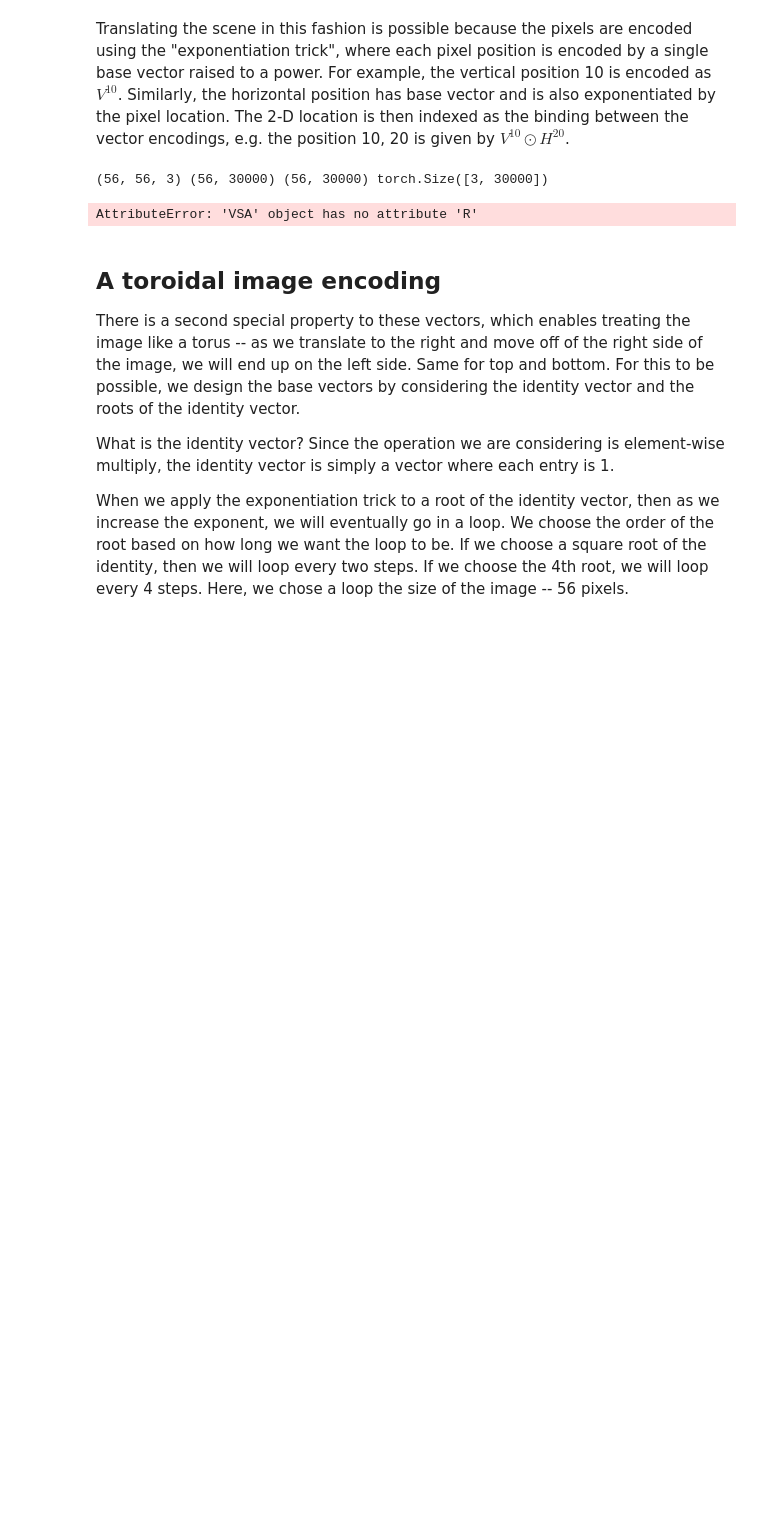
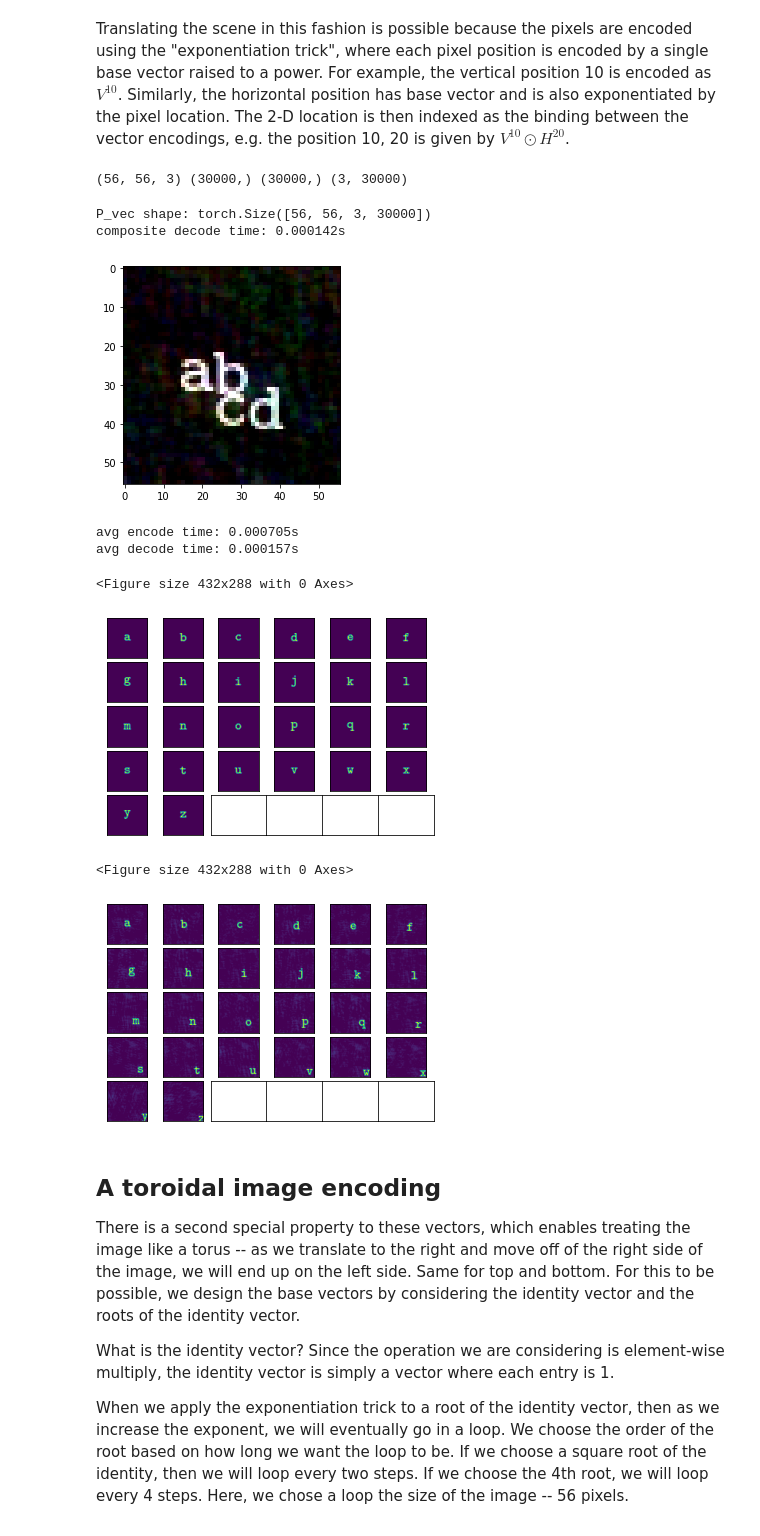
Before and after one commit to mlberkeley/semantic-convs, a Jupyter notebook: notebooks/resonator-template-200915.ipynb, the cells around one changed output. Saved outputs shown, nothing was run; the diff lists cells and outputs as text; code cells hidden in the pictures; blank space fills up the shorter version.

```diff
--- a/notebooks/resonator-template-200915.ipynb
+++ b/notebooks/resonator-template-200915.ipynb
@@ -84,15 +83,6 @@ torch.Size([26, 3, 56, 56])
 The first step of the scene analysis is to encode the scene into a high-dimensional VSA vector. This VSA encoding has some special properties. The first is that the encoding vectors for the pixels are designed in a special way such that the properties of translation are available as a simple operation.
 # %% [markdown]
 Translating the scene in this fashion is possible because the pixels are encoded using the "exponentiation trick", where each pixel position is encoded by a single base vector raised to a power. For example, the vertical position 10 is encoded as $V^{10}$. Similarly, the horizontal position has base vector and is also exponentiated by the pixel location. The 2-D location is then indexed as the binding between the vector encodings, e.g. the position 10, 20 is given by $V^{10} \odot H^{20}$.
-# %%
-N = int(3e4)
-
-# These are special base vectors for position that loop
-Vt = ru.cvec(N, font_ims[0].shape[0])
-Ht = ru.cvec(N, font_ims[0].shape[1])
-
-# This is a set of 3 independently random complex phasor vectors for color
-Cv = ru.crvec(N, 3)
 # %%
 def encode_pix(im, Vt, Ht):
         N = Vt.shape[0]
@@ -146,4 +162,6 @@ def decode_pix_rgb(image_vec, Vt, Ht, Cv):
 # %%
+N = int(3e4)
+
 class VSA:
     def __init__(self, Vt, Ht, Cv, imshape=patch_size, device="cuda"):
         self.Vt = torch.as_tensor(Vt, dtype=torch.cfloat).to(device)
@@ -171,10 +189,22 @@ class VSA:
         # Selects pixel value by dotting VSA vec with conjugate of position encoding, and taking real component (clip for stability)
         # Old elementwise formula: return_img[m, n, c] = torch.real(torch.dot(torch.conj(self.P_vec[m, n, c]), image_vec) / self.R)
         return torch.clip(torch.real(torch.conj(self.P_vec) * image_vec[None, None, None, :]).sum(-1) / self.V, 0, 1)
+
+def ctvec(N, loop):
+    return np.exp(2j*np.pi*np.random.randint(0, loop, (N)) / loop)
+
+# These are special base vectors for position that loop
+Vt = ru.cvec(N) #, font_ims[0].shape[0])
+Ht = ru.cvec(N) #, font_ims[0].shape[1])
+# Vt = ctvec(N, patch_size[1])
+# Ht = ctvec(N, patch_size[0])
+
+# This is a set of 3 independently random complex phasor vectors for color
+Cv = ru.crvec(N, 3)
 # %%
 print(font_ims[0].shape, Vt.shape, Ht.shape, Cv.shape)
 with torch.no_grad():
-    vsa = VSA(Vt[0], Ht[0], Cv, device='cuda')
+    vsa = VSA(Vt, Ht, Cv, device='cuda')
 
     total = len(font_ims)
     total_encode = 0.
@@ -188,37 +218,44 @@ with torch.no_grad():
         ims.append(input_img.cuda())
 
         tst = time.time()
         f_vec = vsa.encode_pix(input_img)
         total_encode += time.time() - tst
         reps.append(f_vec)
 
         # translate the image
         f_vec_tr = f_vec * vsa.Vt**i * vsa.Ht**i
 
         tst = time.time()
         f_im = vsa.decode_pix(f_vec_tr)
         total_decode += time.time() - tst
         recs.append(f_im.cpu())
 
-    f_vec_composite = reps[0] * vsa.Vt**-15 + reps[1] + reps[2] * vsa.Ht**15 + reps[3] * vsa.Vt**15 * vsa.Ht**15
+    f_vec_composite = reps[0] * vsa.Vt**-9 + reps[1] + reps[2] * vsa.Ht**9 + reps[3] * vsa.Vt**9 * vsa.Ht**9
     tst = time.time()
     f_im = vsa.decode_pix(f_vec_composite)
     print(f"composite decode time: {time.time() - tst:.3}s")
     plt.imshow(f_im.cpu())
     plt.show()
 
     print(f"avg encode time: {total_encode/total:.3}s")
     print(f"avg decode time: {total_decode/total:.3}s")
     vis.plot_image_tensor(torch.stack(ims).permute(0, 3, 1, 2))
     vis.plot_image_tensor(torch.stack(recs).permute(0, 3, 1, 2))
-#     plt.show()
 
     del vsa
     torch.cuda.empty_cache()
 #     print(torch.cuda.memory_stats(device=None))
 # %% [output]
-(56, 56, 3) (56, 30000) (56, 30000) torch.Size([3, 30000])
+(56, 56, 3) (30000,) (30000,) (3, 30000)
-AttributeError: 'VSA' object has no attribute 'R'
+P_vec shape: torch.Size([56, 56, 3, 30000])
+composite decode time: 0.000142s
+[figure, added]
+avg encode time: 0.000705s
+avg decode time: 0.000157s
+<Figure size 432x288 with 0 Axes>
+[figure, added]
+<Figure size 432x288 with 0 Axes>
+[figure, added]
 # %% [markdown]
 ## A toroidal image encoding
 
```
Also changed, not shown: parts of 28 cells of this notebook.
